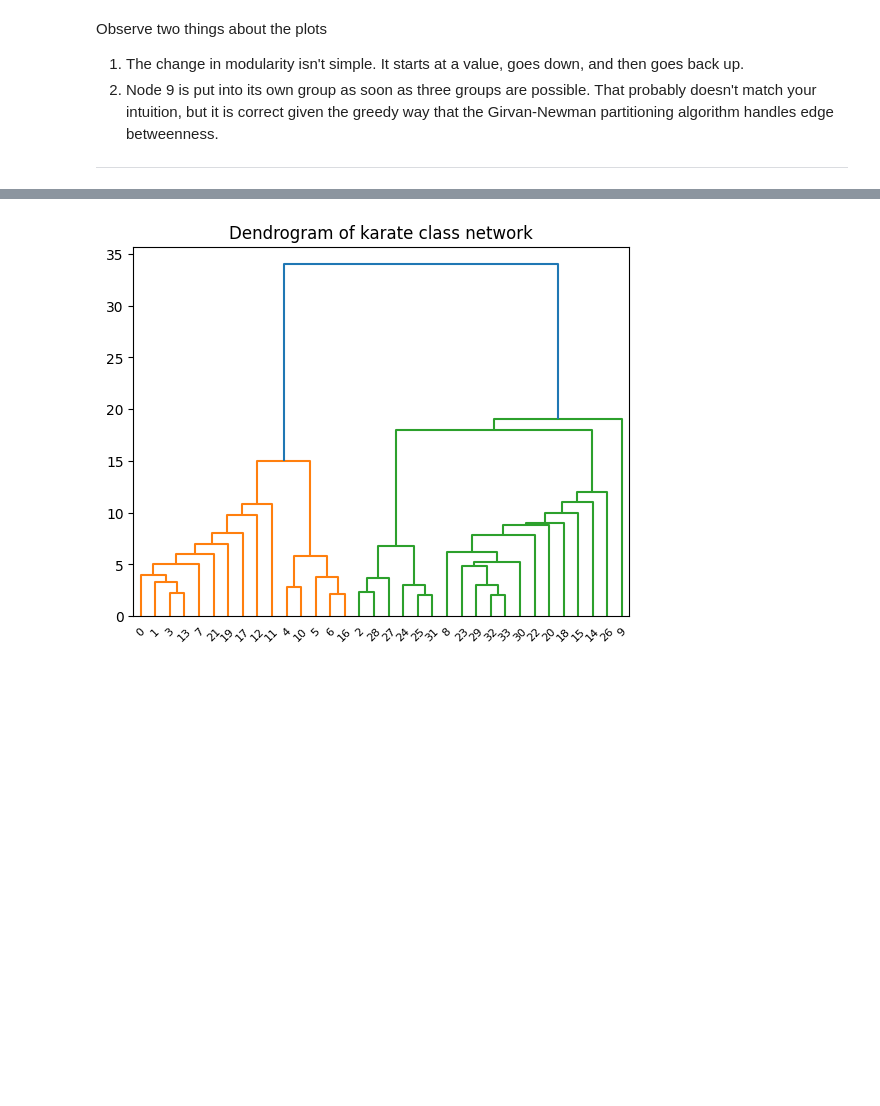
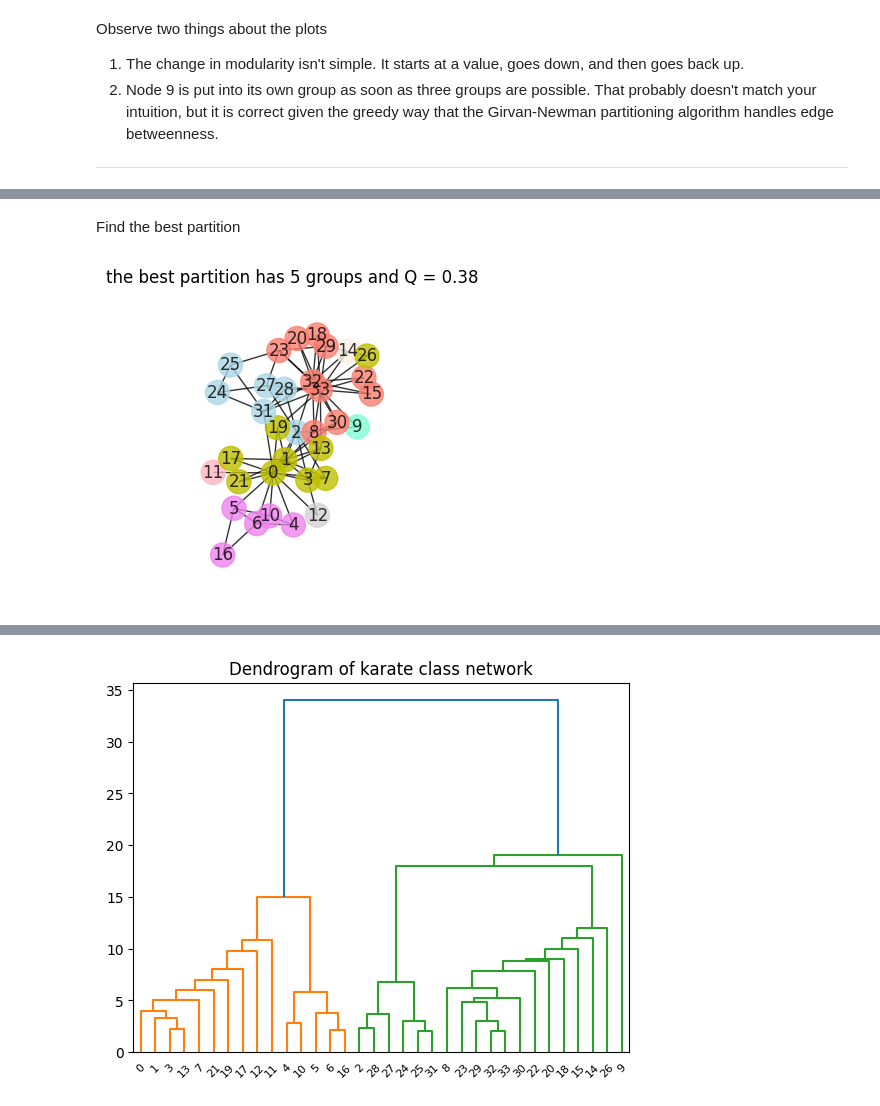
Before and after one commit to MichaelAGoodrich/cs575-homework-1-fall-2025, a Jupyter notebook: src/homework/girvan_newman_partitions_homework.ipynb, the cells around one changed output, grey strips where cells are left out. Drawn from its saved outputs; the diff is of its cells as text; code cells hidden in the pictures; blank space fills up the shorter version.

```diff
--- a/src/homework/girvan_newman_partitions_homework.ipynb
+++ b/src/homework/girvan_newman_partitions_homework.ipynb
@@ -29,7 +29,8 @@ from matplotlib.axes import Axes
 PlotType = Literal[
     "GRAPHVIZ",
     "CIRCULAR",
-    "SPRING"
+    "SPRING",
+    "DOT"
 ]
 
 #################################
@@ -53,6 +54,8 @@ def show_graph(G: nx.Graph,
     node_positions: dict[Hashable, tuple[float, float]] = dict()
     if plot_style == "GRAPHVIZ":
         node_positions = nx.nx_pydot.graphviz_layout(G,prog='neato')
+    elif plot_style == "DOT":
+        node_positions = nx.nx_pydot.graphviz_layout(G,prog='dot')
     elif plot_style == "SPRING":
         node_positions = nx.spring_layout(G)
     else:
@@ -163,0 +177,22 @@ Note the additions to the tests folder, where I test the dendrogram handler on t
+# %% [markdown]
+Find the best partition
+# %%
+best_partition = max(partition_list,
+                     key=lambda partition: nx.community.modularity(karate_class, partition))
+
+# Calculate the maximum Q value for reference
+max_Q = nx.community.modularity(karate_class, best_partition)
+
+node_group_dict: dict[int, int] = {node: 0 for node in sorted(karate_class.nodes())}
+for group_num in range(len(partition_list[i])):
+    for node in partition_list[i][group_num]:
+        node_group_dict[node] = group_num
+
+node_colors = [colors[node_group_dict[node]%len(colors)] for node in karate_class.nodes()]
+title: str = f"the best partition has {len(best_partition)} groups "
+title = title + f"and Q = {np.round(max_Q,2)}"
+_ = show_graph(karate_class,
+                node_color=node_colors,
+                title = title)
+# %% [output]
+[figure, added]
```
Also changed, not shown: parts of 51 cells of this notebook, 4 other files.
